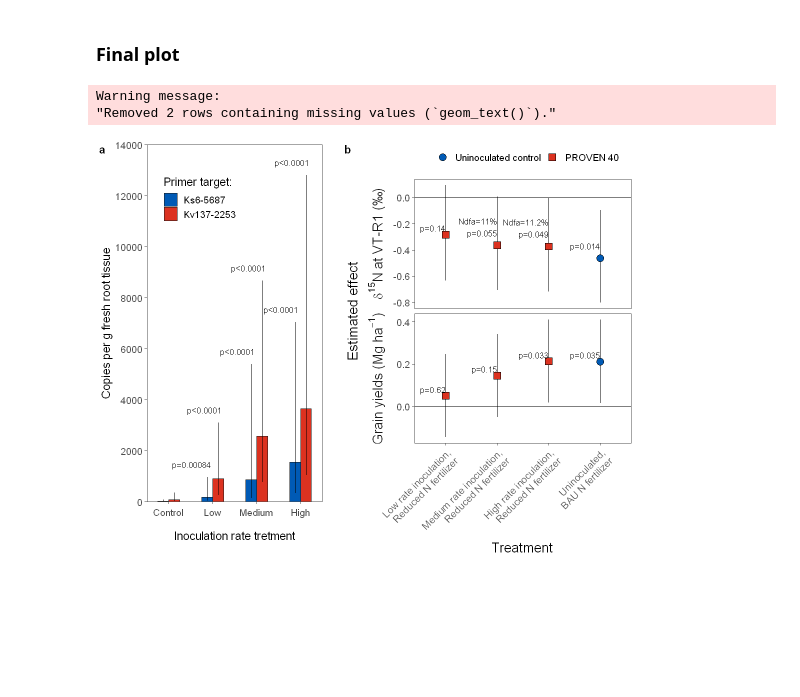
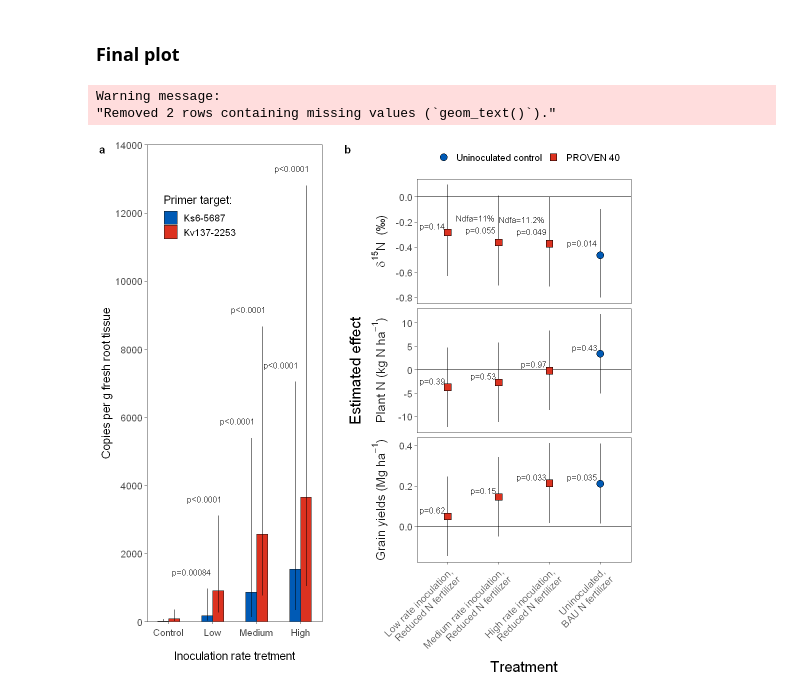
Before and after one commit to pivotbio/proven40-moa-paper-code, a Jupyter notebook: 2_FIELD_TRIALS/05_pivot_bio_plant.ipynb, the cells around one changed output. Saved outputs shown, nothing was run; the diff lists cells and outputs as text; code cells hidden in the pictures; blank space fills up the shorter version.

```diff
--- a/2_FIELD_TRIALS/05_pivot_bio_plant.ipynb
+++ b/2_FIELD_TRIALS/05_pivot_bio_plant.ipynb
@@ -471,27 +471,31 @@ theme(axis.text.x = element_text(angle = 45, hjust = 1, vjust = 1, size = 12), a
 # %% [markdown]
 ### Final plot
 # %%
-options(repr.plot.width=6, repr.plot.height=8)
-plot_b <-d15n_fit_effects_bt[,-1:-2] %>%
+df_for_plot_b <- d15n_fit_effects_bt[,-1:-2] %>%
 `names<-`(gsub("bt_","",names(.))) %>%
 bind_rows(yield_fit_effects %>% rename(mylab = plab)) %>%
+bind_rows(nuptake_fit_effects %>% rename(mylab = plab)) %>%
 mutate(trt_pretty = pretty_labels(trt), trt_lab = pretty_labels(trt,2)) %>%
-filter(trt != "Control:LowN") %>%
+filter(trt != "Control:LowN")# %>%
+
+df_for_plot_b$yvar <- factor(df_for_plot_b$yvar, levels = levels(factor(df_for_plot_b$yvar))[c(2,1,3)])
+
+plot_b <- df_for_plot_b %>%
 ggplot(aes(x = trt_pretty, y = Estimate)) +
 geom_hline(aes(yintercept  = 0), linetype = 1) +
 geom_errorbar(aes(ymin = lower.CL, ymax = upper.CL), width = 0) +
 geom_point(aes(fill = trt_lab, shape = trt_lab), size = 4) +
-geom_text(aes(label = mylab, y = Estimate), size = 3.5, hjust = 1, vjust = -0.5) +
+geom_text(aes(label = mylab, y = Estimate), size = 3.5, hjust = 1.1, vjust = -0.5) +
 labs( y = "\nEstimated effect", x = "Treatment", fill = "", shape = "") +
 scale_fill_manual(values = myColorPalette) +
 scale_shape_manual(values = 21:25) +
-facet_wrap(~yvar, nrow = 2, scales = "free_y",strip.position = "left", labeller = label_parsed) +
-theme(axis.text.x = element_text(angle = 45, hjust = 1, vjust = 1, size = 12), axis.title = element_text(size= 16), strip.placement = "outside", legend.position = "top")
+facet_wrap(~yvar, nrow = 3, scales = "free_y",strip.position = "left", labeller = label_parsed) +
+theme(axis.text.x = element_text(angle = 45, hjust = 1, vjust = 1, size = 12), axis.title = element_text(size= 18), strip.placement = "outside", strip.text = element_text(size = 15), legend.position = "top")
 # %%
-options(repr.plot.width=9, repr.plot.height= 7)
+options(repr.plot.width=9, repr.plot.height= 9)
 ggarrange(readRDS("./figures/qpcr_plot.rds") + xlab("\nInoculation rate tretment\n"),plot_b, widths = c(3,4),labels = c("a","   b"))
-ggsave("./figures/pb_inoc_rate_trials.png",width = 9, height = 7)
+ggsave("./figures/pb_inoc_rate_trials.png",width = 9, height = 9)
 # %% [output]
 Warning message:
 "Removed 2 rows containing missing values (`geom_text()`)."
-[figure, old version]
+[figure, new version]
```
Also changed, not shown: parts of 5 cells of this notebook, 9 other files.
